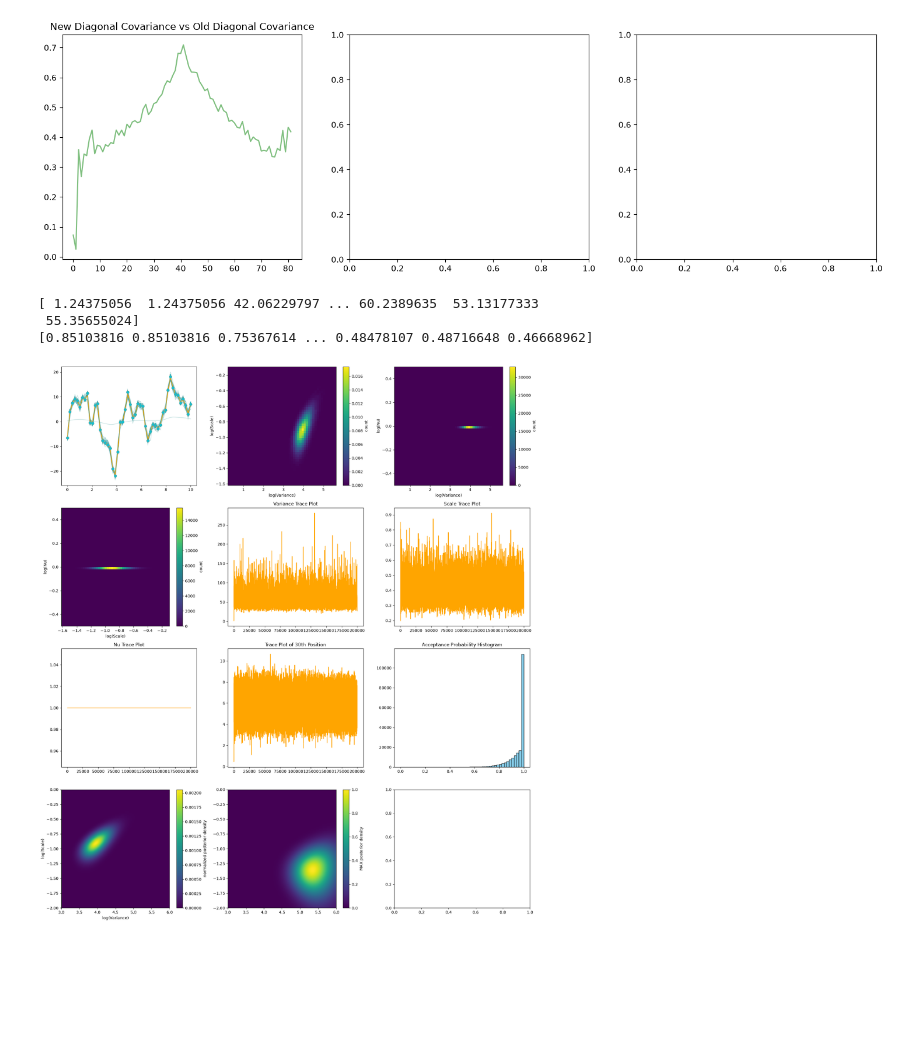
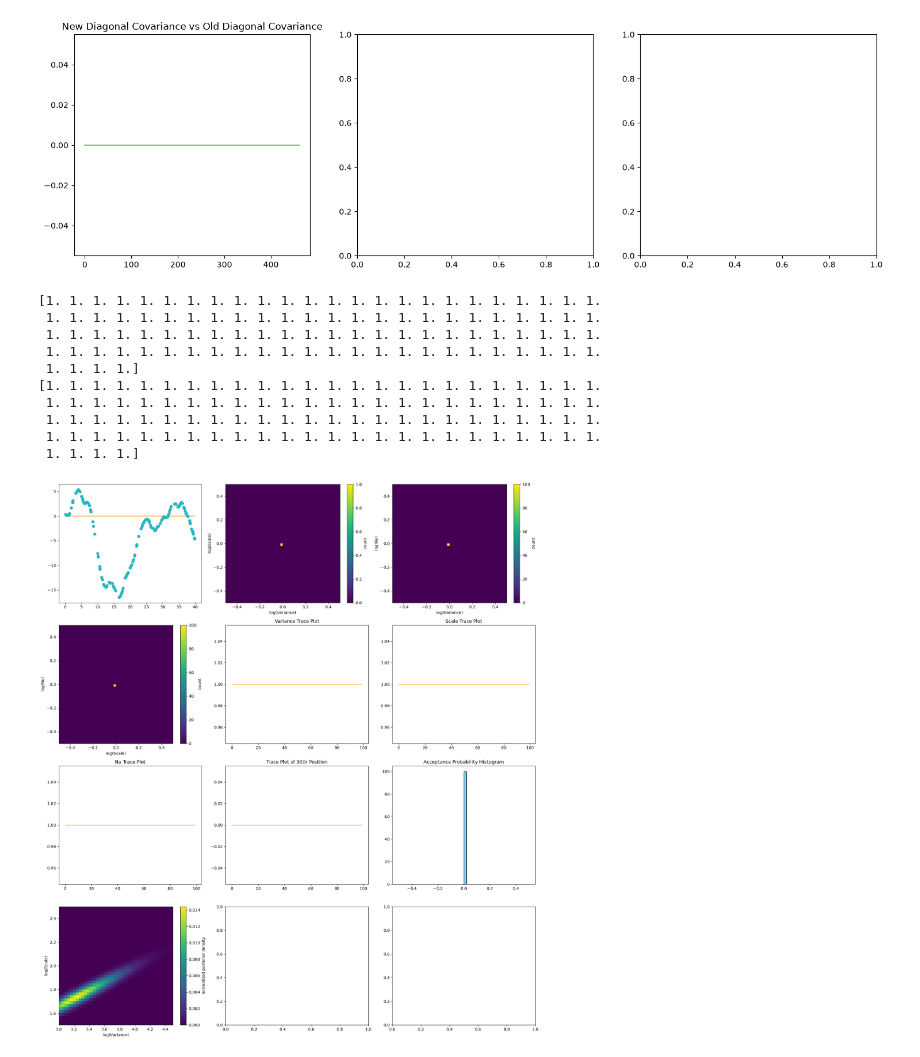
Before and after one commit to dtfrake/hmc-dust, a Jupyter notebook: fitting_variance_scale.ipynb, the cells around one changed output. Drawn from its saved outputs; the diff is of its cells as text; code cells hidden in the pictures; blank space fills up the shorter version.

```diff
--- a/fitting_variance_scale.ipynb
+++ b/fitting_variance_scale.ipynb
@@ -130,10 +127,6 @@ def logscaleprior(logscale):
     return -0.5*logscale*logscale
 def lognuprior(lognu):
     return -0.5*lognu*lognu
-def response(model_values):
-    return jnp.interp(x_obs, fixed_points_linspace, model_values)
-
-R = jax.jacobian(response)(fixed_points_linspace)
 
 def negative_logdensity(x):
     logvar = x[0]
@@ -141,18 +134,19 @@ def negative_logdensity(x):
     xi = x[2:]
     inference_params = (logvar, logscale)
     negative_log_p_s = -logvarprior(logvar) - logscaleprior(logscale) + 0.5*xi.T @ xi
-    res = y_obs - R @ fft_field(xi, inference_params)
+    R = jax.jacobian(lambda xi: response_function(xi, inference_params))(jnp.zeros(num_fourier_entries))
+    res = y_obs - R @ xi
     negative_log_p_d_given_s = 0.5*res.T @ inv_cov_data_matrix @ res
     return negative_log_p_s + negative_log_p_d_given_s
 # %%
-num_overall_steps = 200000
-burn_in = 0
+num_overall_steps = 200
+burn_in = 100
 num_good_samples = num_overall_steps - burn_in
 time_arr = jnp.arange(num_good_samples)
 sampler = HMCSampler(
     negative_logdensity= negative_logdensity,
-    num_integration_steps=10,
-    step_size=0.02,
+    num_integration_steps=15,
+    step_size=0.005,
     inv_mass_matrix = jnp.eye(num_fourier_entries + num_fitting_params),
     alpha=1.0
 )
@@ -194,13 +188,13 @@ axes[0].plot(timegrid, jnp.diagonal(cov), color = "Green", alpha = 0.5)
 axes[0].set_title("New Diagonal Covariance vs Old Diagonal Covariance")
 np.save('cov_matrix_fitting_variance_scale_matern.npy', np.asarray(cov))
 # %% [output]
-[figure, old version]
+[figure, new version]
 # %%
 fig, axes = plt.subplots(4, 3, figsize = (18, 20))
 print(vars)
 print(scales)
 for i in range (0, 20):
-    axes[0][0].plot(fixed_points_linspace, overall_position_arr[1000*i, :], color = "teal", alpha = 0.2)
+    axes[0][0].plot(fixed_points_linspace, overall_position_arr[100*i, :], color = "teal", alpha = 0.2)
     axes[0][0].errorbar(x_obs, y_obs, yerr=y_obs_err, fmt='o', label='Observations')
 axes[0][0].plot(fixed_points_linspace, mean_position, color = "orange", alpha = 1)
 
@@ -240,8 +234,8 @@ bins1 = 50  # or (nx, ny) tuple for different bin counts per axis
 H, xedges, yedges = jnp.histogram2d(logvars, logscales, bins=bins1)
 
 # bin centers along each axis
-x_centers = jnp.linspace(3, 6, 150)
-y_centers = jnp.linspace(-2, 0, 100)
+x_centers = jnp.linspace(3, 4.5, 40)
+y_centers = jnp.linspace(1.5, 2.5, 40)
 
 # build the grid of (logvar, logscale) center points
 # indexing='ij' so X, Y have shape (nx, ny), matching H's shape
@@ -249,14 +243,15 @@ X, Y = jnp.meshgrid(x_centers, y_centers, indexing='ij')
 
 # evaluate F at every cell center
 # F takes a single (logvar, logscale) tuple, so vmap over the flattened grid
-F_vmapped = jax.vmap(lambda lv, ls: log_posterior_density((lv, ls)))
-G_vmapped = jax.vmap(lambda lv, ls: max_log_posterior_density((lv, ls)))
+
+F_vmapped = jax.jit(jax.vmap(lambda lv, ls: log_posterior_density((lv, ls))))
+G_vmapped = jax.jit(jax.vmap(lambda lv, ls: max_log_posterior_density((lv, ls))))
 Z_flat = F_vmapped(X.ravel(), Y.ravel())
-Z2_flat = G_vmapped(X.ravel(), Y.ravel())
+#Z2_flat = G_vmapped(X.ravel(), Y.ravel())
 Z = Z_flat.reshape(X.shape)  # shape (nx, ny), same layout as H
-Z2 = Z2_flat.reshape(X.shape)
+#Z2 = Z2_flat.reshape(X.shape)
 Z = jnp.exp(Z - jnp.max(Z))
-Z2 = jnp.exp(Z2 - jnp.max(Z2))
+#Z2 = jnp.exp(Z2 - jnp.max(Z2))
 Z = Z/jnp.sum(Z)
 H = H/jnp.sum(H)
 
@@ -279,14 +274,14 @@ im = axes[3][0].imshow(
 )
 fig.colorbar(im, ax=axes[3][0], label='normalized posterior density')
 
-im = axes[3][1].imshow(
-    Z2.T,
-    origin='lower',
-    extent=[x_centers[0], x_centers[-1], y_centers[0], y_centers[-1]],
-    aspect='auto',
-    cmap='viridis',
-)
-fig.colorbar(im, ax=axes[3][1], label='MAX posterior density')
+#im = axes[3][1].imshow(
+    #Z2.T,
+    #origin='lower',
+    #extent=[x_centers[0], x_centers[-1], y_centers[0], y_centers[-1]],
+    #aspect='auto',
+    #cmap='viridis',
+#)
+#fig.colorbar(im, ax=axes[3][1], label='MAX posterior density')
 
 
 
@@ -322,34 +317,41 @@ axes[0][1].set_xlabel("log(Variance)")
 axes[0][1].set_ylabel("log(Scale)")
 
 axes[0][2].set_xlabel("log(Variance)")
 axes[0][2].set_ylabel("log(Nu)")
 
 axes[1][0].set_xlabel("log(Scale)")
 axes[1][0].set_ylabel("log(Nu)")
 
 axes[3][0].set_xlabel("log(Variance)")
 axes[3][0].set_ylabel("log(Scale)")
 
 
 axes[1][1].plot(time_arr, vars, color = "Orange")
 axes[1][1].set_title("Variance Trace Plot")
 
 axes[1][2].plot(time_arr, scales, color = "Orange")
 axes[1][2].set_title("Scale Trace Plot")
 
 axes[2][0].plot(time_arr, nus, color = "Orange")
 axes[2][0].set_title("Nu Trace Plot")
 
 axes[2][1].plot(time_arr, overall_position_arr[:, 30], color = "Orange")
 axes[2][1].set_title("Trace Plot of 30th Position")
 
 axes[2][2].set_title("Acceptance Probability Histogram")
 
 axes[2][2].hist(accept_prob_arr, bins=50, edgecolor='black', color='skyblue')
 
 fig.tight_layout()
 # %% [output]
-[ 1.24375056  1.24375056 42.06229797 ... 60.2389635  53.13177333
- 55.35655024]
-[0.85103816 0.85103816 0.75367614 ... 0.48478107 0.48716648 0.46668962]
+[1. 1. 1. 1. 1. 1. 1. 1. 1. 1. 1. 1. 1. 1. 1. 1. 1. 1. 1. 1. 1. 1. 1. 1.
+ 1. 1. 1. 1. 1. 1. 1. 1. 1. 1. 1. 1. 1. 1. 1. 1. 1. 1. 1. 1. 1. 1. 1. 1.
+ 1. 1. 1. 1. 1. 1. 1. 1. 1. 1. 1. 1. 1. 1. 1. 1. 1. 1. 1. 1. 1. 1. 1. 1.
+ 1. 1. 1. 1. 1. 1. 1. 1. 1. 1. 1. 1. 1. 1. 1. 1. 1. 1. 1. 1. 1. 1. 1. 1.
+ 1. 1. 1. 1.]
+[1. 1. 1. 1. 1. 1. 1. 1. 1. 1. 1. 1. 1. 1. 1. 1. 1. 1. 1. 1. 1. 1. 1. 1.
+ 1. 1. 1. 1. 1. 1. 1. 1. 1. 1. 1. 1. 1. 1. 1. 1. 1. 1. 1. 1. 1. 1. 1. 1.
+ 1. 1. 1. 1. 1. 1. 1. 1. 1. 1. 1. 1. 1. 1. 1. 1. 1. 1. 1. 1. 1. 1. 1. 1.
+ 1. 1. 1. 1. 1. 1. 1. 1. 1. 1. 1. 1. 1. 1. 1. 1. 1. 1. 1. 1. 1. 1. 1. 1.
+ 1. 1. 1. 1.]
-[figure, old version]
+[figure, new version]
```
Also changed, not shown: parts of 2 cells of this notebook, 9 other files.
